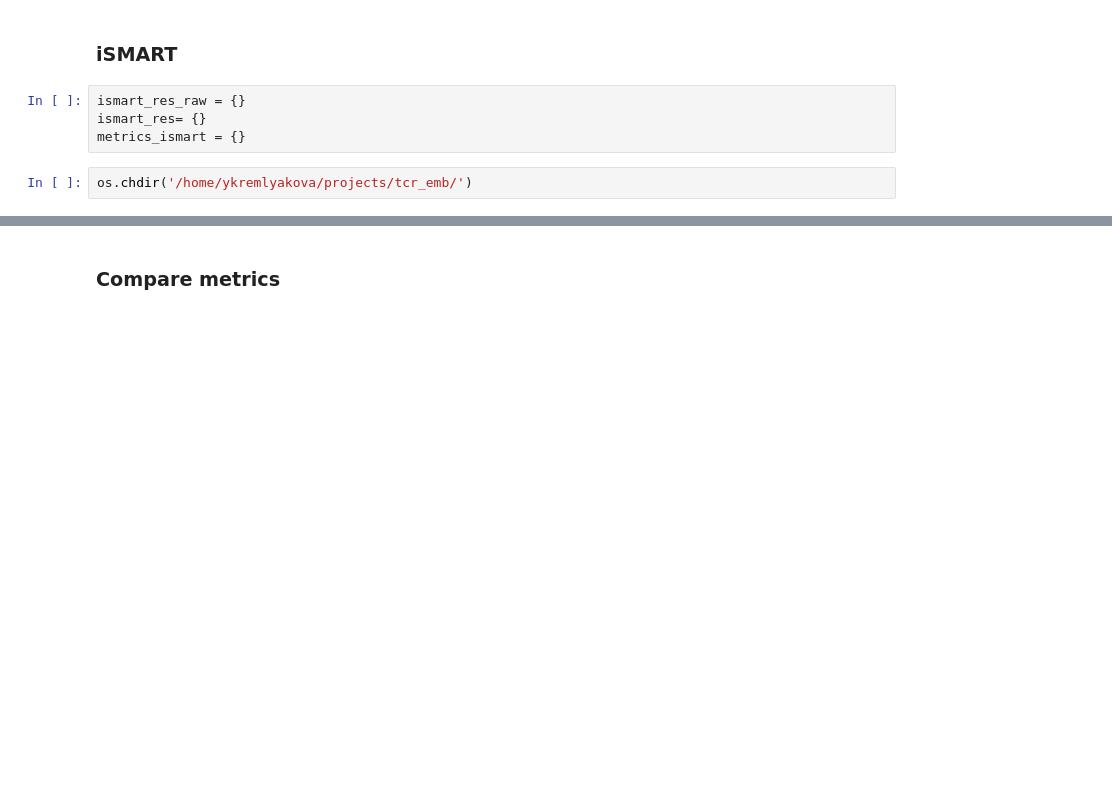
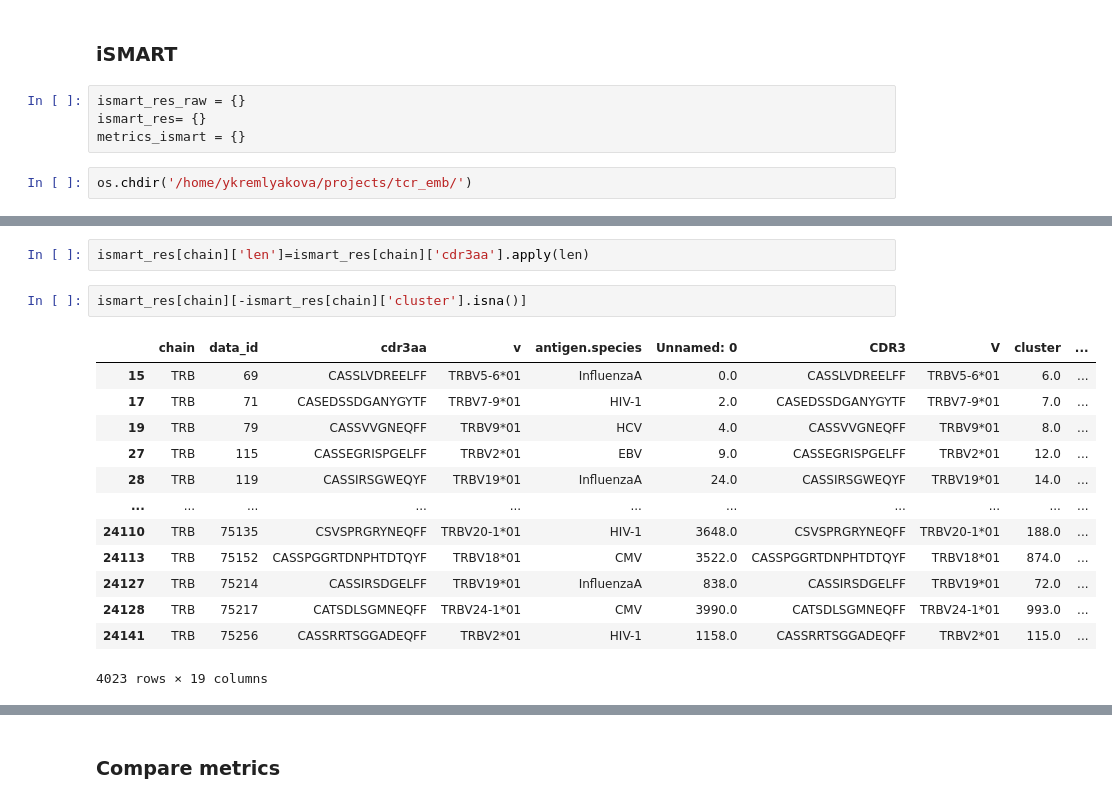
Before and after one commit to yuliajk/tcremp, a Jupyter notebook: compare_methods.ipynb, the cells around one changed output, grey strips where cells are left out. Drawn from its saved outputs; the diff is of its cells as text; blank space fills up the shorter version.

```diff
--- a/compare_methods.ipynb
+++ b/compare_methods.ipynb
@@ -803,0 +807,18 @@ print(ml_utils.count_clstr_purity(ismart_res_raw[chain][['cluster','label_cluste
+# %%
+ismart_res[chain]['len']=ismart_res[chain]['cdr3aa'].apply(len)
+# %%
+ismart_res[chain][-ismart_res[chain]['cluster'].isna()]
+# %% [output]
+|  | chain | data_id | cdr3aa | v | antigen.species | Unnamed: 0 | CDR3 | V | cluster | ... |
+| 15 | TRB | 69 | CASSLVDREELFF | TRBV5-6*01 | InfluenzaA | 0.0 | CASSLVDREELFF | TRBV5-6*01 | 6.0 | ... |
+| 17 | TRB | 71 | CASEDSSDGANYGYTF | TRBV7-9*01 | HIV-1 | 2.0 | CASEDSSDGANYGYTF | TRBV7-9*01 | 7.0 | ... |
+| 19 | TRB | 79 | CASSVVGNEQFF | TRBV9*01 | HCV | 4.0 | CASSVVGNEQFF | TRBV9*01 | 8.0 | ... |
+| 27 | TRB | 115 | CASSEGRISPGELFF | TRBV2*01 | EBV | 9.0 | CASSEGRISPGELFF | TRBV2*01 | 12.0 | ... |
+| 28 | TRB | 119 | CASSIRSGWEQYF | TRBV19*01 | InfluenzaA | 24.0 | CASSIRSGWEQYF | TRBV19*01 | 14.0 | ... |
+| ... | ... | ... | ... | ... | ... | ... | ... | ... | ... | ... |
+| 24110 | TRB | 75135 | CSVSPRGRYNEQFF | TRBV20-1*01 | HIV-1 | 3648.0 | CSVSPRGRYNEQFF | TRBV20-1*01 | 188.0 | ... |
+| 24113 | TRB | 75152 | CASSPGGRTDNPHTDTQYF | TRBV18*01 | CMV | 3522.0 | CASSPGGRTDNPHTDTQYF | TRBV18*01 | 874.0 | ... |
+| 24127 | TRB | 75214 | CASSIRSDGELFF | TRBV19*01 | InfluenzaA | 838.0 | CASSIRSDGELFF | TRBV19*01 | 72.0 | ... |
+| 24128 | TRB | 75217 | CATSDLSGMNEQFF | TRBV24-1*01 | CMV | 3990.0 | CATSDLSGMNEQFF | TRBV24-1*01 | 993.0 | ... |
+| 24141 | TRB | 75256 | CASSRRTSGGADEQFF | TRBV2*01 | HIV-1 | 1158.0 | CASSRRTSGGADEQFF | TRBV2*01 | 115.0 | ... |
+4023 rows × 19 columns
```
Also changed, not shown: parts of 77 cells of this notebook, 5 other files.
